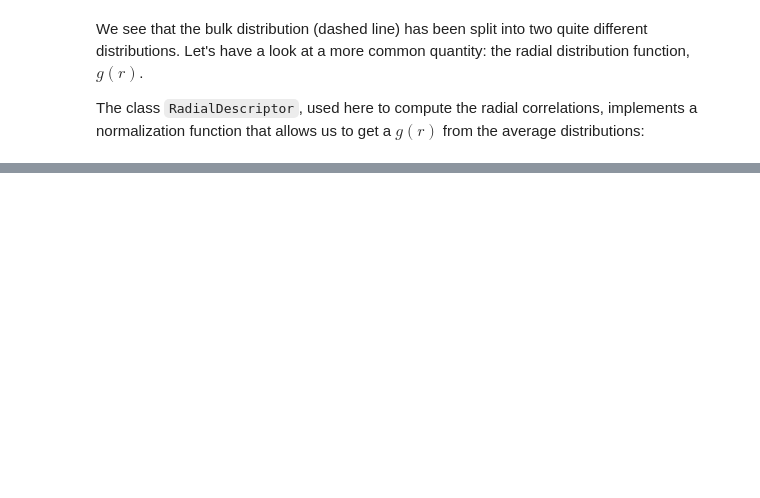
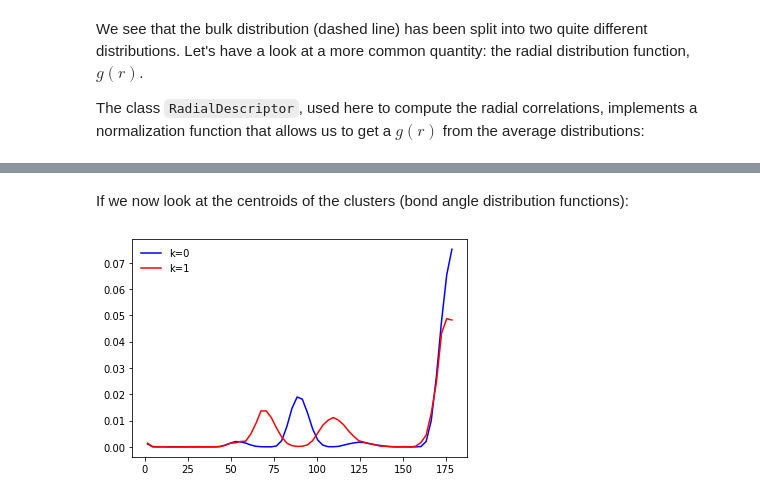
Before and after one commit to jorisparet/partycls, a Jupyter notebook: tutorial/2_optimization.ipynb, the cells around one changed output, grey strips where cells are left out. Cells and saved outputs as stored; diff of their text form; code cells hidden in the pictures; blank space fills up the shorter version.

```diff
--- a/tutorial/2_optimization.ipynb
+++ b/tutorial/2_optimization.ipynb
@@ -69,0 +161,13 @@ plt.show()
+# %% [markdown]
+If we now look at the centroids of the clusters (bond angle distribution functions):
+# %%
+theta = D_ba.grid
+q_k = xtal_opt.clustering.centroids(X)
+norm_ba = D_ba.normalize_sin
+
+plt.plot(theta, norm_ba(q_k[0]), c='b', label='k=0')
+plt.plot(theta, norm_ba(q_k[1]), c='r', label='k=1')
+plt.legend(frameon=False)
+plt.show()
+# %% [output]
+[figure, added]
```
Also changed, not shown: parts of 17 cells of this notebook, 4 other files.
